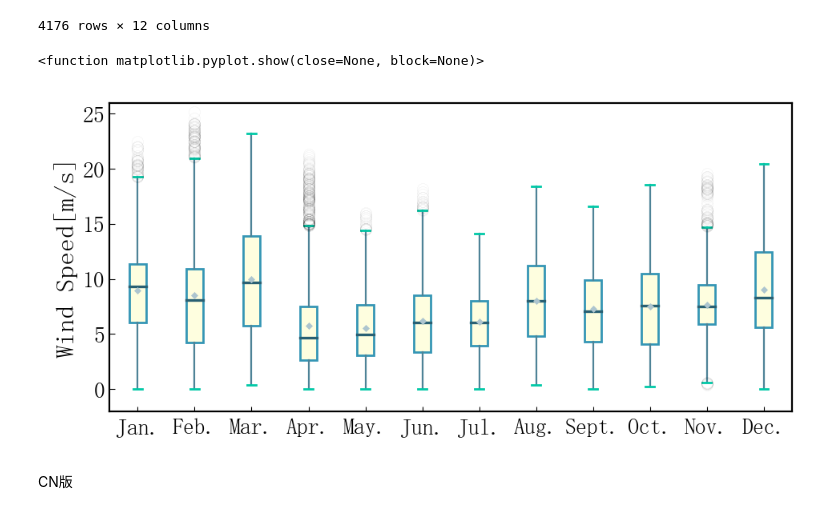
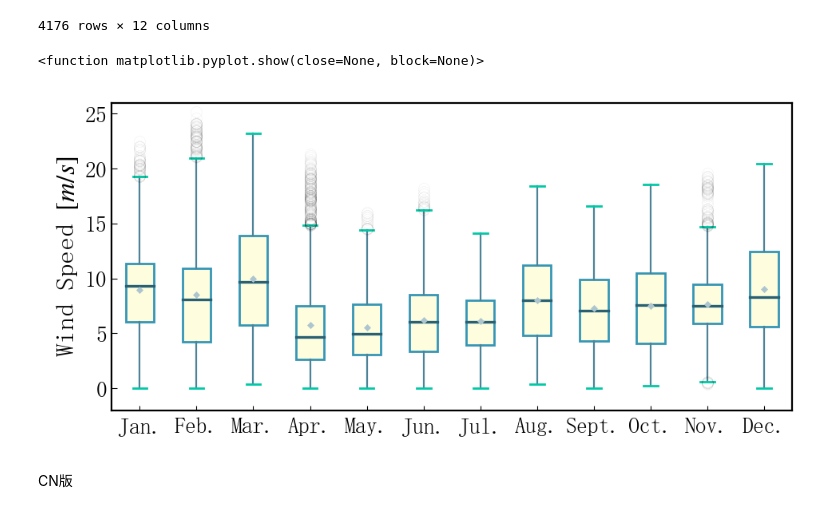
Before and after one commit to orange180/scada-data-of-a-wind-turbine, a Jupyter notebook: analysis_windTurbineScada.ipynb, the cells around one changed output. Drawn from its saved outputs; the diff is of its cells as text; code cells hidden in the pictures.

```diff
--- a/analysis_windTurbineScada.ipynb
+++ b/analysis_windTurbineScada.ipynb
@@ -273,36 +273,36 @@ colors = ["#3596B5", "#FEFEDF", "#296073", "#ADC5CF", "#4E8397", "#00C9A7"]  # 0
 # plt.figure(figsize=(3.5, 2.5),dpi=600) # 创建画板
 fig, ax1 = plt.subplots(figsize=(5.5, 2.5), dpi=200)
 plt.boxplot(ser,
-            widths=0.3,  # 箱体边框宽度
+            widths=0.5,  # 箱体边框宽度
             labels=['Jan.','Feb.','Mar.','Apr.','May.','Jun.','Jul.','Aug.','Sept.','Oct.','Nov.','Dec.'],
             patch_artist=True, boxprops={'color':colors[0], 'facecolor':colors[1], 'linewidth':1},  # 箱体边框颜色；箱体填充色；箱体框线粗细 lightblue
             medianprops=dict(color=colors[2], linewidth=1.2),  # 中位数线颜色、粗细
             showmeans=True, meanprops={'color':colors[3], 'markeredgecolor':colors[3], 'markerfacecolor':colors[3], 'marker':'D','markersize':1.3},  # 均值点标记
             whiskerprops=dict(color=colors[4], linewidth=.8),  # 须的颜色、粗细
             showcaps=True, capprops={'color':colors[5], 'linewidth':1},  # 极值线颜色、粗细
             showfliers=True, flierprops={'color':'b', 'linewidth':100, 'markeredgewidth':0.01, 'markersize':5})  # 异常值点设置, sym = '*', 'markeredgewidth':标记点轮廓线粗细, 'markersize':标记点大小
 
 #设置主刻度标签的位置
 # ax1.yaxis.set_major_locator(MultipleLocator(5)) #将y轴主刻度标签设置为 的倍数
 # 设置次刻度标签的位置
 # ax1.yaxis.set_minor_locator(MultipleLocator(1)) #将此y轴次刻度标签设置为 的倍数
 
 plt.ylim((-2, 26))
 # plt.title('Examples of boxplot', fontsize=20)  # 标题，并设定字号大小
 plt.tick_params(axis='x', labelsize=10, direction='in', pad=3, length=2, width=0.4, rotation=0)  # 刻度值大小
 plt.tick_params(axis='y', labelsize=10, direction='in', pad=2, length=2.4, width=0.4)
 ax1.tick_params(axis="y", which='minor', direction='in', length=1.7, width=0.3, color="green")
 # plt.gcf().autofmt_xdate()  # 自动旋转日期标记
-plt.ylabel('Wind Speed[m/s]', fontsize=12, labelpad=2)  # 设置 y 轴标签文字、大小
+plt.ylabel('Wind Speed $[m/s]$', fontsize=12, labelpad=2)  # 设置 y 轴标签文字、大小
 plt.xlabel('', fontsize=12)  # 设置 x 轴标签文字、大小
 # plt.xticks(rotation=0)
 
 plt.savefig("./output/WS_monuth.png", dpi=600)
 
 plt.show
 # %% [output]
 <function matplotlib.pyplot.show(close=None, block=None)>
-[figure, old version]
+[figure, new version]
 # %% [markdown]
 CN版
 # %%
```
Also changed, not shown: parts of 6 cells of this notebook, 23 other files.
